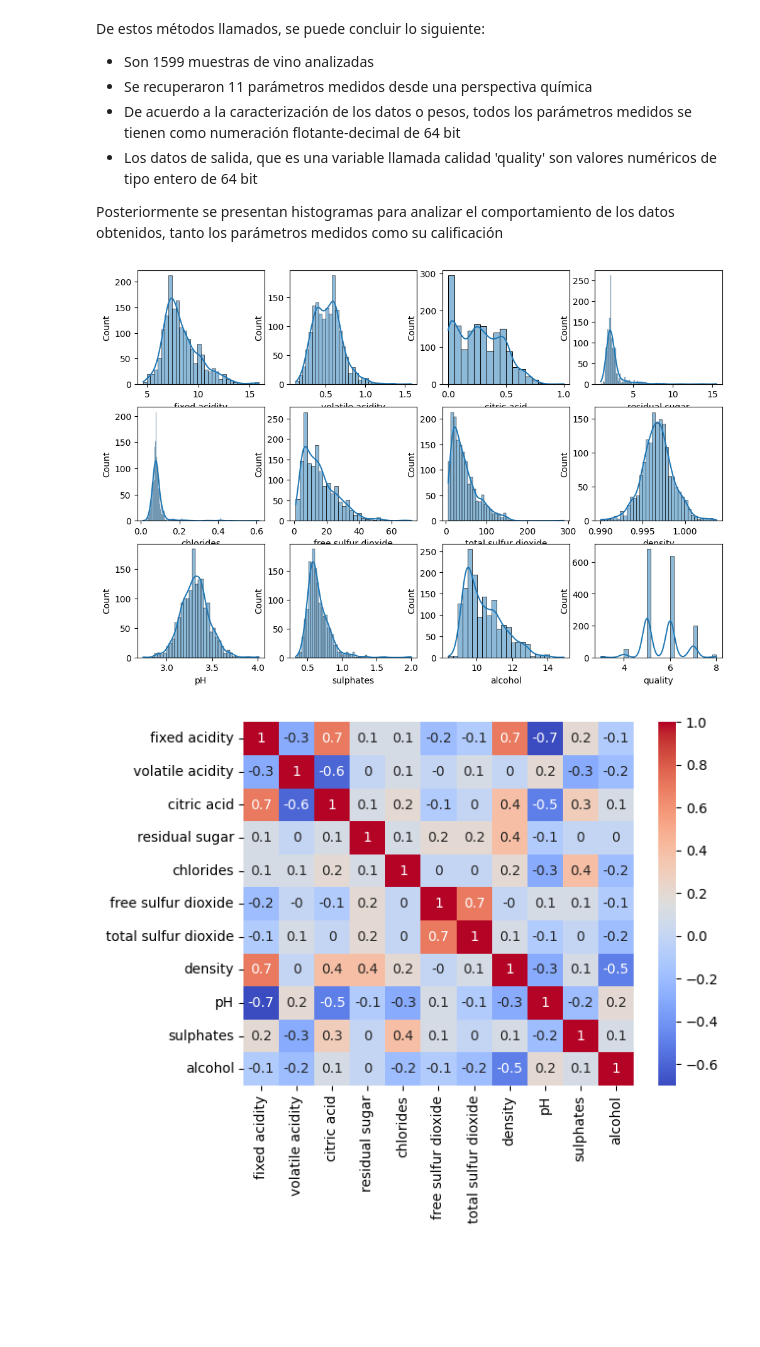
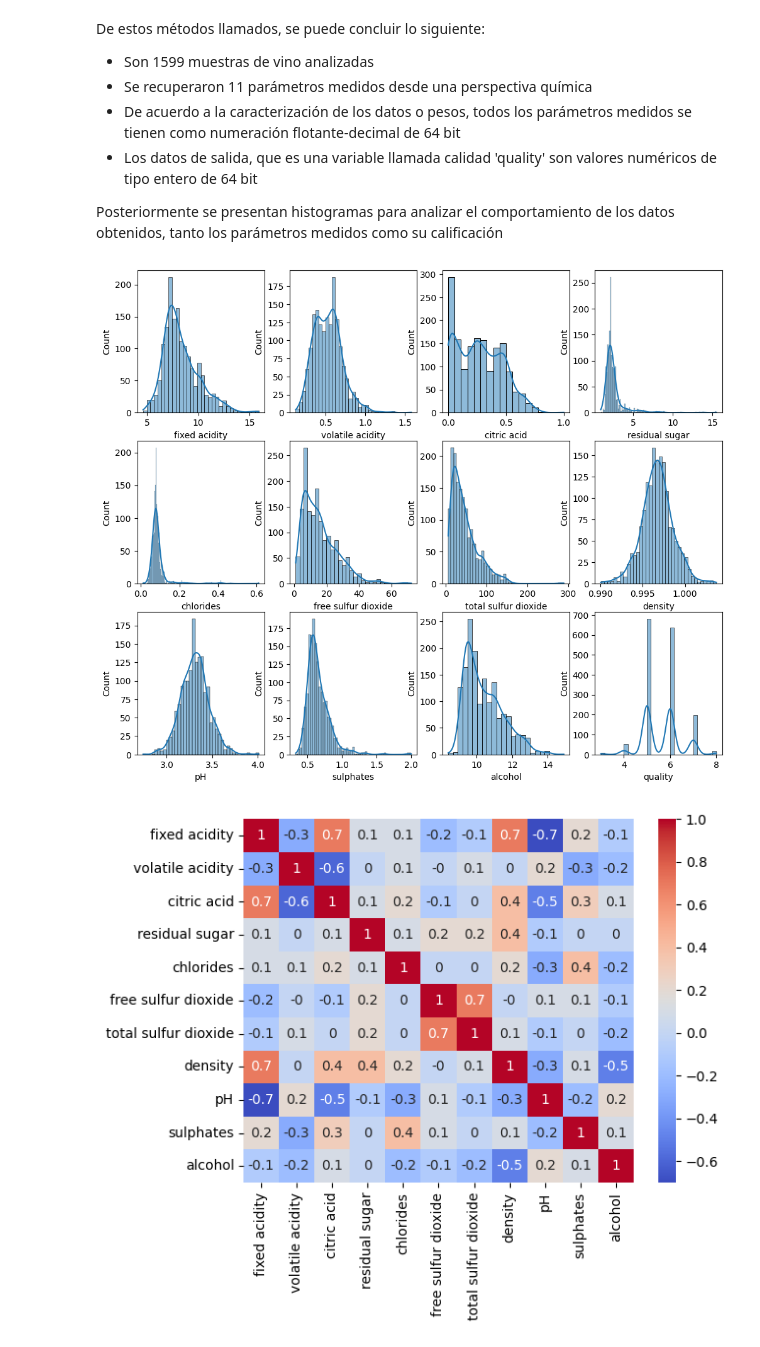
Before and after one commit to jorgeflorestn/MachineLearningProjects, a Jupyter notebook: 02_AlgoritmosRegresion_B/02_AlgoritmosRegresion_B.ipynb, the cells around one changed output. Drawn from its saved outputs; the diff is of its cells as text; code cells hidden in the pictures; blank space fills up the shorter version.

```diff
--- a/02_AlgoritmosRegresion_B/02_AlgoritmosRegresion_B.ipynb
+++ b/02_AlgoritmosRegresion_B/02_AlgoritmosRegresion_B.ipynb
@@ -65,14 +65,14 @@ De estos métodos llamados, se puede concluir lo siguiente:
 
 Posteriormente se presentan histogramas para analizar el comportamiento de los datos obtenidos, tanto los parámetros medidos como su calificación
 # %%
-plt.figure(figsize=(12, 8))
+plt.figure(figsize=(12, 10))
 col = df.columns
 for i in range(len(df.columns)):
     plt.subplot(3, 4, i + 1)
     sns.histplot(df[col[i]], kde=True)
 plt.show()
 # %% [output]
-[figure, old version]
+[figure, new version]
 # %%
 attrib = ['fixed acidity', 'volatile acidity', 'citric acid', 'residual sugar', 'chlorides',
           'free sulfur dioxide', 'total sulfur dioxide', 'density', 'pH', 'sulphates', 'alcohol']
```
Also changed, not shown: parts of 5 cells of this notebook, 1 other file.
